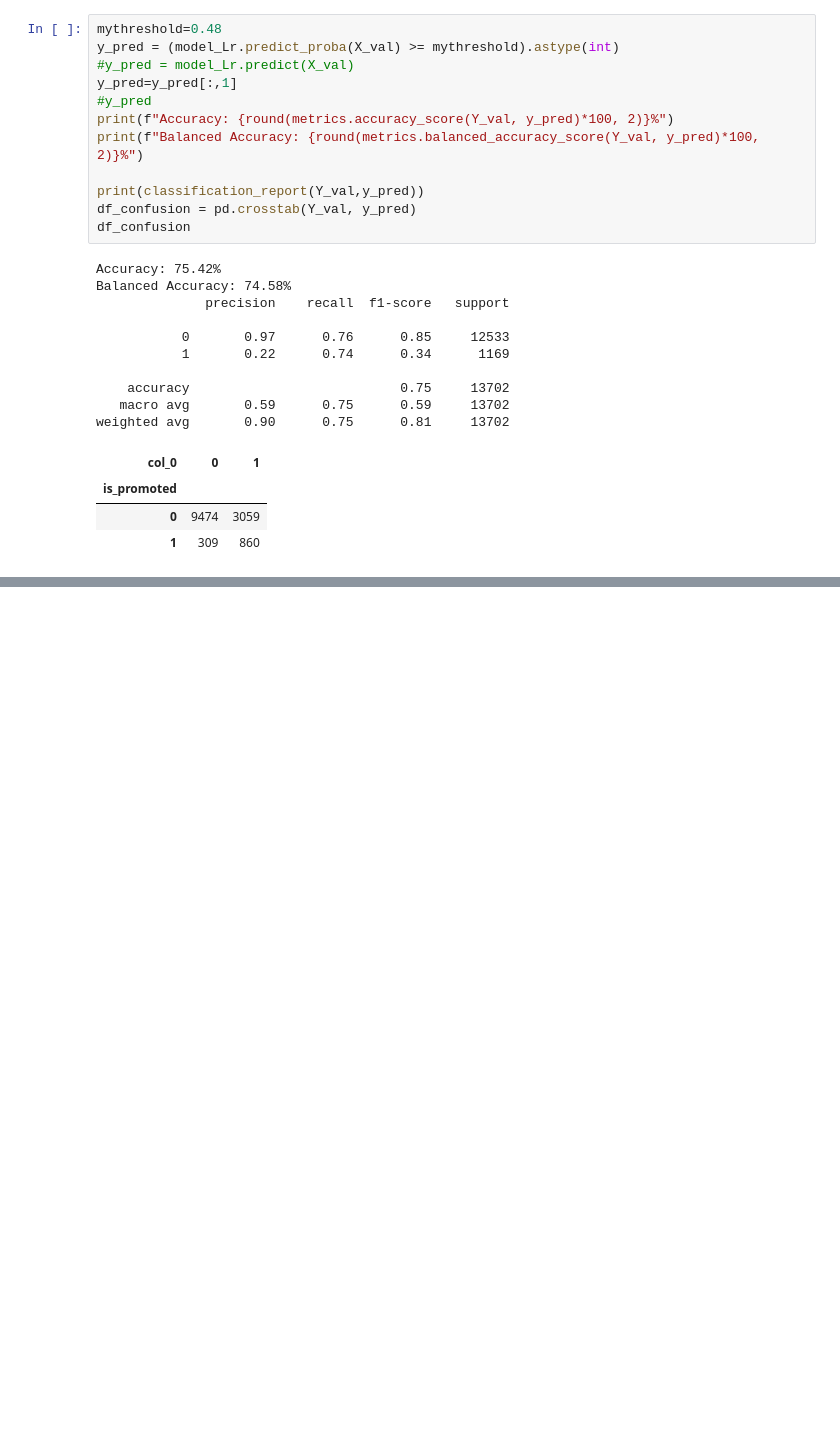
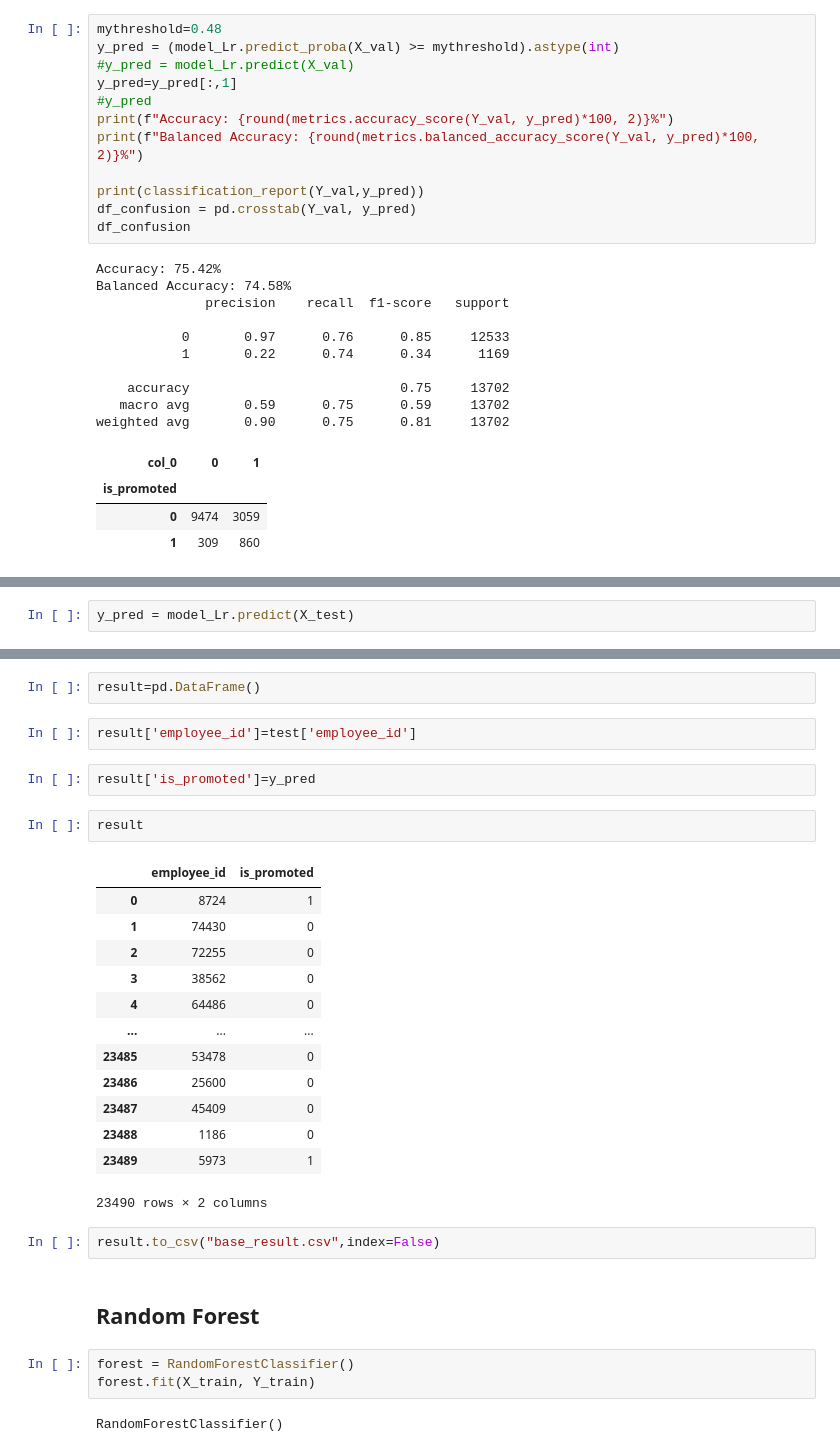
Before and after one commit to lakshyagupta2409/HRAnalytics, a Jupyter notebook: DataExplorationAnd Cleaning.ipynb, the cells around one changed output, grey strips where cells are left out. Saved outputs shown, nothing was run; the diff lists cells and outputs as text; blank space fills up the shorter version.

```diff
--- a/DataExplorationAnd Cleaning.ipynb
+++ b/DataExplorationAnd Cleaning.ipynb
@@ -288,0 +301,2 @@ weighted avg       0.90      0.75      0.81     13702
+# %%
+y_pred = model_Lr.predict(X_test)
@@ -288,0 +322,31 @@ weighted avg       0.90      0.75      0.81     13702
+# %%
+result=pd.DataFrame()
+# %%
+result['employee_id']=test['employee_id']
+# %%
+result['is_promoted']=y_pred
+# %%
+result
+# %% [output]
+|  | employee_id | is_promoted |
+| 0 | 8724 | 1 |
+| 1 | 74430 | 0 |
+| 2 | 72255 | 0 |
+| 3 | 38562 | 0 |
+| 4 | 64486 | 0 |
+| ... | ... | ... |
+| 23485 | 53478 | 0 |
+| 23486 | 25600 | 0 |
+| 23487 | 45409 | 0 |
+| 23488 | 1186 | 0 |
+| 23489 | 5973 | 1 |
+23490 rows × 2 columns
+# %%
+result.to_csv("base_result.csv",index=False)
+# %% [markdown]
+## Random Forest
+# %%
+forest = RandomForestClassifier()
+forest.fit(X_train, Y_train)
+# %% [output]
+RandomForestClassifier()
```
Also changed, not shown: parts of 13 cells of this notebook, 1 other file.
